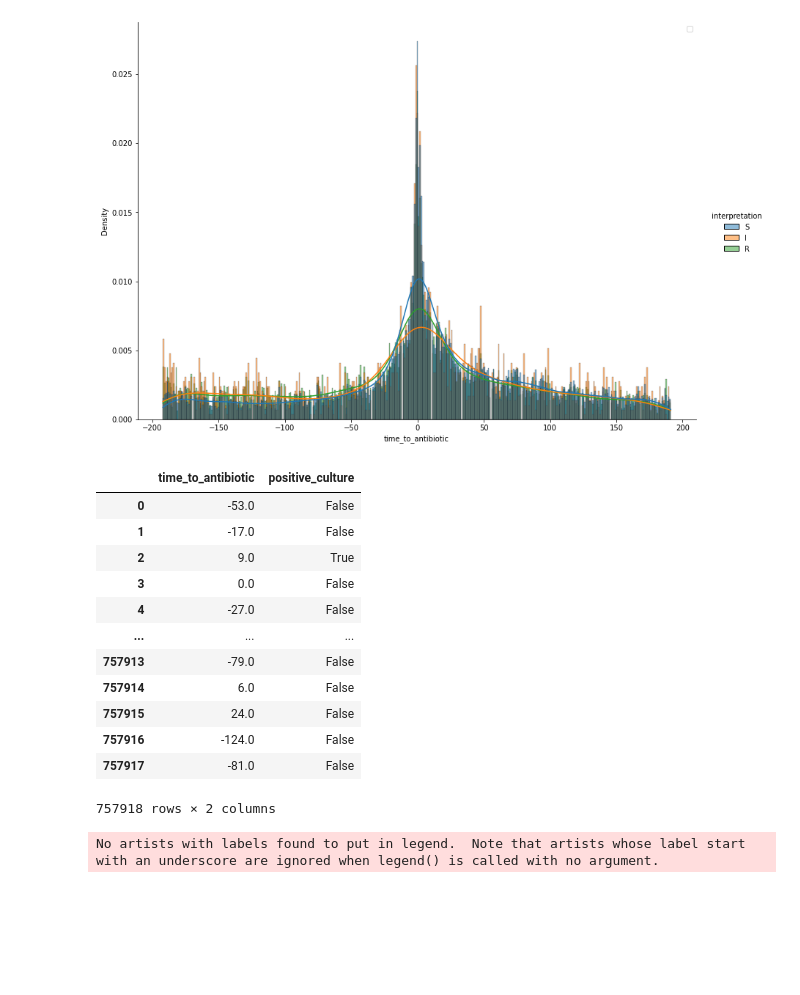
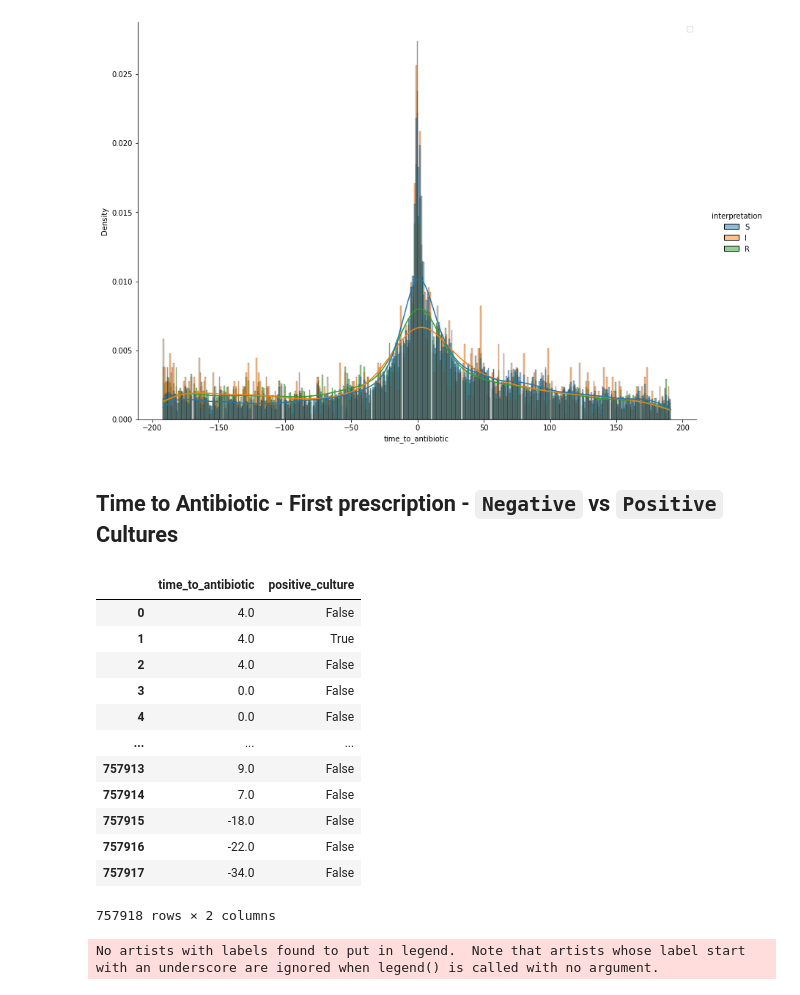
Before and after one commit to ryashpal/ML, a Jupyter notebook: mortality/explore_microbiology_cultures.ipynb, the cells around one changed output. Cells and saved outputs as stored; diff of their text form; code cells hidden in the pictures; blank space fills up the shorter version.

```diff
--- a/mortality/explore_microbiology_cultures.ipynb
+++ b/mortality/explore_microbiology_cultures.ipynb
@@ -796,52 +798,55 @@ plt.legend(loc='upper right')
 No artists with labels found to put in legend.  Note that artists whose label start with an underscore are ignored when legend() is called with no argument.
 <matplotlib.legend.Legend at 0x...>
 [figure]
+# %% [markdown]
+## Time to Antibiotic - First prescription - `Negative` vs `Positive` Cultures
 # %%
 timeToAntibioticQuery4 = """
 with stg_1 as (
 	select
+    distinct
 	first_value(mic_evt_1.subject_id) over (partition by mic_evt_1.micro_specimen_id) as subject_id,
 	min(mic_evt_1.charttime) over (partition by mic_evt_1.micro_specimen_id) as charttime,
 	bool_or(mic_evt_1.org_name is not null) over (partition by mic_evt_1.micro_specimen_id) AS positive_culture
 	from
 	mimiciv.microbiologyevents mic_evt_1
 )
 , stg_2 as (
 	select
 	stg_1.subject_id,
 	stg_1.charttime as charttime,
 	bool_or(stg_1.positive_culture) as positive_culture,
 	min(prx.starttime) as starttime
 	from stg_1 stg_1
 	inner join mimiciv.prescriptions prx
 	on prx.subject_id = stg_1.subject_id
 	and prx.starttime > stg_1.charttime - interval '192 hours'
 	and prx.starttime < stg_1.charttime + interval '192 hours'
     inner join sepsis.abx_poe_list ab
     on prx.drug = ab.drug
 	group by stg_1.subject_id, stg_1.charttime
 )
 select
 floor((extract(epoch from stg_2.starttime) - extract(epoch from stg_2.charttime))/3600) as time_to_antibiotic,
 positive_culture
 from stg_2 stg_2
 ;
 """
 timeToAntibioticDf4 = pd.read_sql_query(timeToAntibioticQuery4, con)
 timeToAntibioticDf4
 # %% [output]
 |  | time_to_antibiotic | positive_culture |
-| 0 | -53.0 | False |
-| 1 | -17.0 | False |
-| 2 | 9.0 | True |
+| 0 | 4.0 | False |
+| 1 | 4.0 | True |
+| 2 | 4.0 | False |
 | 3 | 0.0 | False |
-| 4 | -27.0 | False |
+| 4 | 0.0 | False |
 | ... | ... | ... |
-| 757913 | -79.0 | False |
-| 757914 | 6.0 | False |
-| 757915 | 24.0 | False |
-| 757916 | -124.0 | False |
-| 757917 | -81.0 | False |
+| 757913 | 9.0 | False |
+| 757914 | 7.0 | False |
+| 757915 | -18.0 | False |
+| 757916 | -22.0 | False |
+| 757917 | -34.0 | False |
 757918 rows × 2 columns
 # %%
 import seaborn as sns
```
Also changed, not shown: parts of 15 cells of this notebook.
